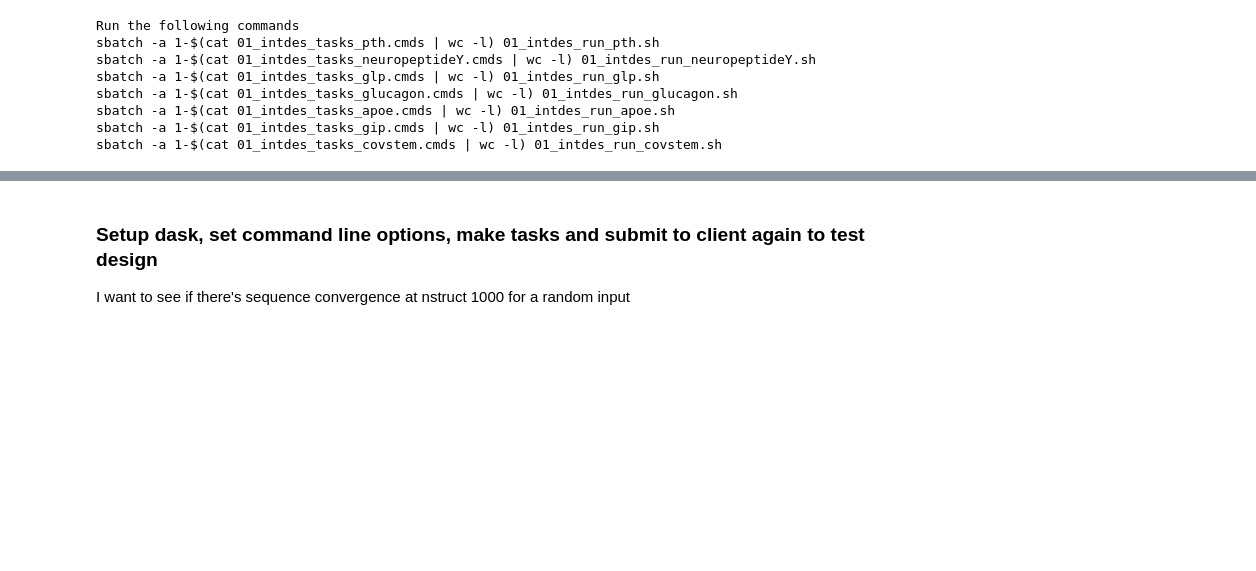
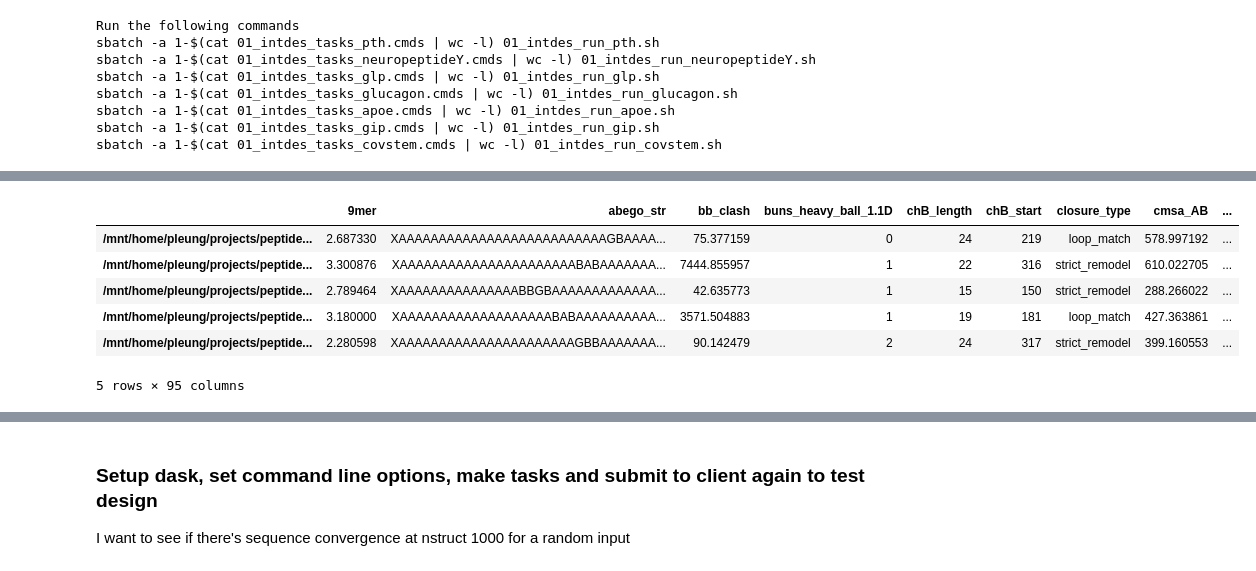
Before and after one commit to proleu/peptide_binders, a Jupyter notebook: 01_interface_design.ipynb, the cells around one changed output, grey strips where cells are left out. Saved outputs shown, nothing was run; the diff lists cells and outputs as text; code cells hidden in the pictures; blank space fills up the shorter version.

```diff
--- a/01_interface_design.ipynb
+++ b/01_interface_design.ipynb
@@ -466,0 +511,13 @@ sbatch -a 1-$(cat 01_intdes_tasks_covstem.cmds | wc -l) 01_intdes_run_covstem.sh
+# %%
+output_path = os.path.join(os.getcwd(), "01_filter")
+scores = os.path.join(output_path, "scores.json")
+scores_df = pd.read_json(scores)
+scores_df.head()
+# %% [output]
+|  | 9mer | abego_str | bb_clash | buns_heavy_ball_1.1D | chB_length | chB_start | closure_type | cmsa_AB | ... |
+| /mnt/home/pleung/projects/peptide... | 2.687330 | XAAAAAAAAAAAAAAAAAAAAAAAAAAGBAAAA... | 75.377159 | 0 | 24 | 219 | loop_match | 578.997192 | ... |
+| /mnt/home/pleung/projects/peptide... | 3.300876 | XAAAAAAAAAAAAAAAAAAAAAABABAAAAAAA... | 7444.855957 | 1 | 22 | 316 | strict_remodel | 610.022705 | ... |
+| /mnt/home/pleung/projects/peptide... | 2.789464 | XAAAAAAAAAAAAAAABBGBAAAAAAAAAAAAA... | 42.635773 | 1 | 15 | 150 | strict_remodel | 288.266022 | ... |
+| /mnt/home/pleung/projects/peptide... | 3.180000 | XAAAAAAAAAAAAAAAAAAABABAAAAAAAAAA... | 3571.504883 | 1 | 19 | 181 | loop_match | 427.363861 | ... |
+| /mnt/home/pleung/projects/peptide... | 2.280598 | XAAAAAAAAAAAAAAAAAAAAAAGBBAAAAAAA... | 90.142479 | 2 | 24 | 317 | strict_remodel | 399.160553 | ... |
+5 rows × 95 columns
```
Also changed, not shown: parts of 12 cells of this notebook.
